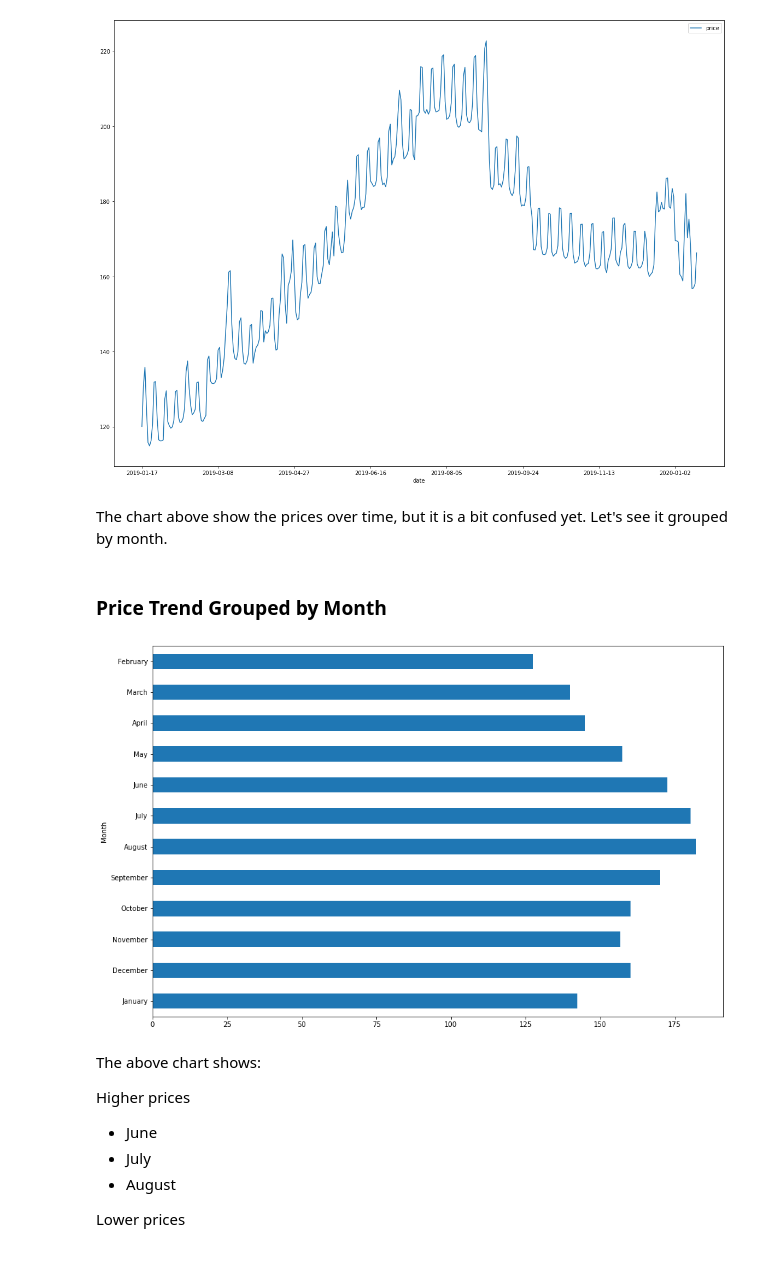
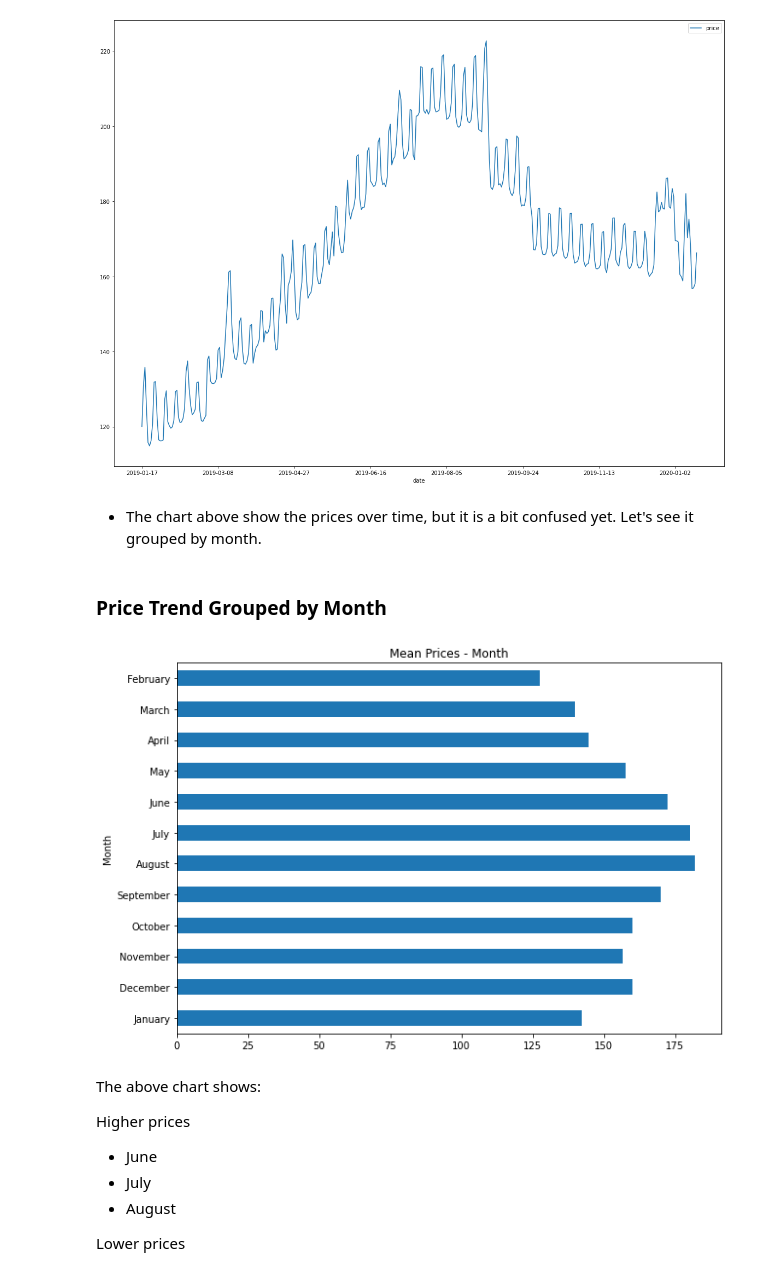
Before and after one commit to paulobueno90/AirBnB-Udacity-Project, a Jupyter notebook: seattle_airbnb.ipynb, the cells around one changed output. Saved outputs shown, nothing was run; the diff lists cells and outputs as text; code cells hidden in the pictures.

```diff
--- a/seattle_airbnb.ipynb
+++ b/seattle_airbnb.ipynb
@@ -382,18 +424,18 @@ day_price_mean.plot(kind = 'line',figsize = (20,15));
 # %% [output]
 [figure]
 # %% [markdown]
-The chart above show the prices over time, but it is a bit confused yet. Let's see it grouped by month.
+- The chart above show the prices over time, but it is a bit confused yet. Let's see it grouped by month.
 # %% [markdown]
 ### Price Trend Grouped by Month
 # %%
 calendar['Month'] = pd.to_datetime(calendar['date'])
 calendar = calendar.sort_values('Month', ascending=False)
 month_mean = calendar.groupby(calendar['Month'].dt.strftime('%B'),
                                  sort=False)['price'].mean()
 
-month = month_mean.plot(kind = 'barh' , figsize = (15,10));
+month = month_mean.plot(kind = 'barh' , figsize = (10,7), title="Mean Prices - Month");
 # %% [output]
-[figure, old version]
+[figure, new version]
 # %% [markdown]
 The above chart shows:
 
```
Also changed, not shown: parts of 43 cells of this notebook.
